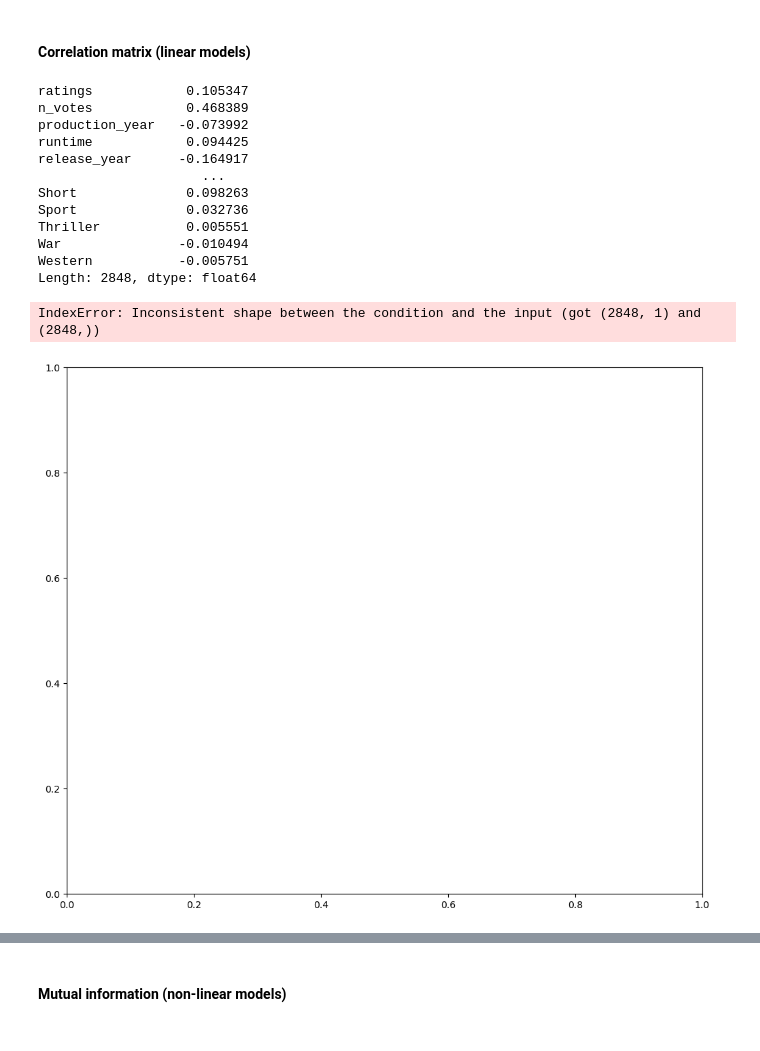
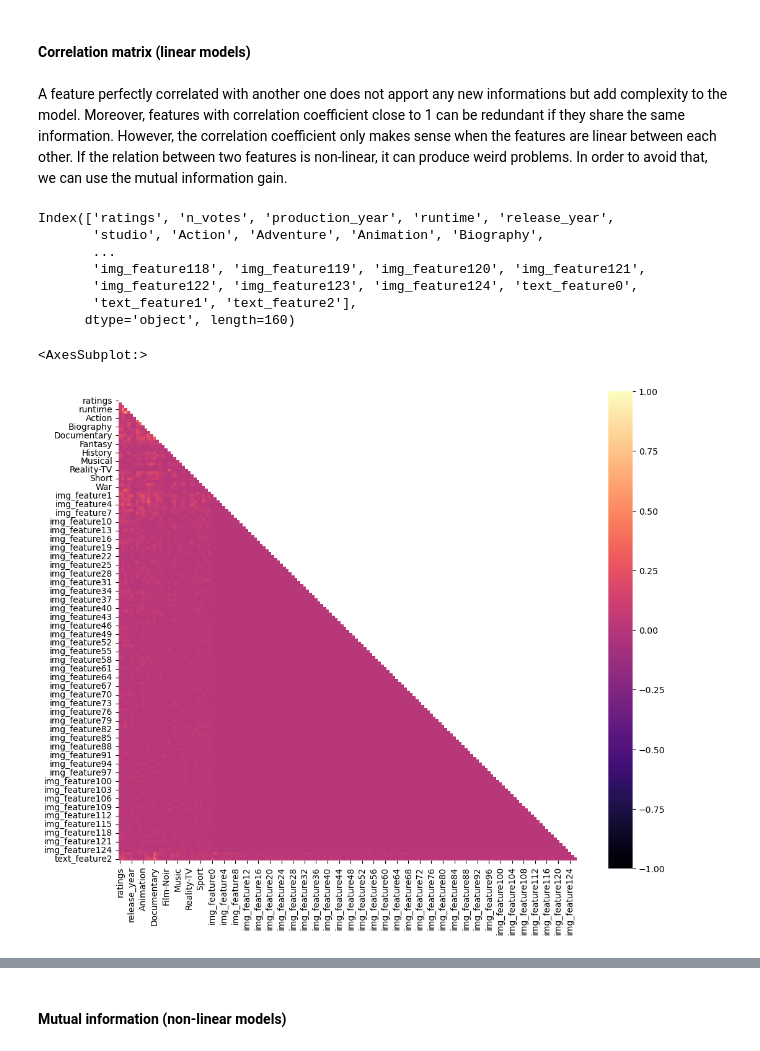
Before and after one commit to Mathieu-R/lelec2870-movie-revenue-prediction, a Jupyter notebook: movie-revenue-prediction.ipynb, the cells around one changed output, grey strips where cells are left out. Cells and saved outputs as stored; diff of their text form; code cells hidden in the pictures.

Commit message:
feature + model selection

```diff
--- a/movie-revenue-prediction.ipynb
+++ b/movie-revenue-prediction.ipynb
@@ -548,7 +547,9 @@ def other_fixes(df):
 
 	# log-transform `n_votes` and `revenues` features to fix the skweness
 	df["n_votes"] = np.log(df["n_votes"])
-	df["revenues"] = np.log(df["revenus"])
+
+	if "revenues" in df:
+		df["revenues"] = np.log(df["revenues"])
 
 	# in notebook, I dropped this feature at the end of first part of preprocessing
 	# but I'm not sure why
@@ -678,7 +679,7 @@ def special_preprocess(X, Y):
 
 	# remove outliers only on train set
 	# as test set should be representative of the reality
-	remove_outliers(X_train)
+	#remove_outliers(X_train)
 
 	# extract feature vectors
 	X_train_img_embeddings = extract_embeddings_features(X_train["img_embeddings"])
@@ -703,12 +704,12 @@ def special_preprocess(X, Y):
 
 	# should also extract features for X2
 
-	return X_train, X_test
+	return X_train, X_test, y_train, y_test
 
 X = df.drop("revenues", axis=1)
 Y = df["revenues"]
 
-special_preprocess(X, Y)
+X_train, X_test, y_train, y_test = special_preprocess(X, Y)
 # %% [output]
 PREPROCESSING 2/2...
 --------------------------
@@ -763,27 +745,27 @@ X1.dtypes
 # %% [markdown]
 #### Correlation matrix (linear models)
+# %% [markdown]
+A feature perfectly correlated with another one does not apport any new informations but add complexity to the model. Moreover, features with correlation coefficient close to 1 can be redundant if they share the same information. However, the correlation coefficient only makes sense when the features are linear between each other. If the relation between two features is non-linear, it can produce weird problems. In order to avoid that, we can use the mutual information gain.
 # %%
 fig = plt.subplots(figsize = (12,10))
 
-corr_with_target = X_train.corrwith(y_train)
+corr_matrix = X_train.corr().abs()
+mask = np.triu(np.ones_like(corr_matrix, dtype=bool))
 
-print(corr_with_target)
-sns.heatmap(corr_with_target, annot=True)
+tri_df = corr_matrix.mask(mask)
+print(tri_df.columns)
+
+sns.heatmap(corr_matrix, mask=mask, cmap="magma", square=True, vmin=-1, vmax=1, center=0, annot=False)
 # %% [output]
-ratings            0.105347
-n_votes            0.468389
-production_year   -0.073992
-runtime            0.094425
-release_year      -0.164917
-                     ...
-Short              0.098263
-Sport              0.032736
-Thriller           0.005551
-War               -0.010494
-Western           -0.005751
-Length: 2848, dtype: float64
+Index(['ratings', 'n_votes', 'production_year', 'runtime', 'release_year',
+       'studio', 'Action', 'Adventure', 'Animation', 'Biography',
+       ...
+       'img_feature118', 'img_feature119', 'img_feature120', 'img_feature121',
+       'img_feature122', 'img_feature123', 'img_feature124', 'text_feature0',
+       'text_feature1', 'text_feature2'],
+      dtype='object', length=160)
-IndexError: Inconsistent shape between the condition and the input (got (2848, 1) and (2848,))
+<AxesSubplot:>
-[figure, old version]
+[figure, new version]
 # %%
 def select_features_correlation(X_train, y_train, X_test, k_features):
     # select k best features according to correlation matrix
```
Also changed, not shown: parts of 16 cells of this notebook.
